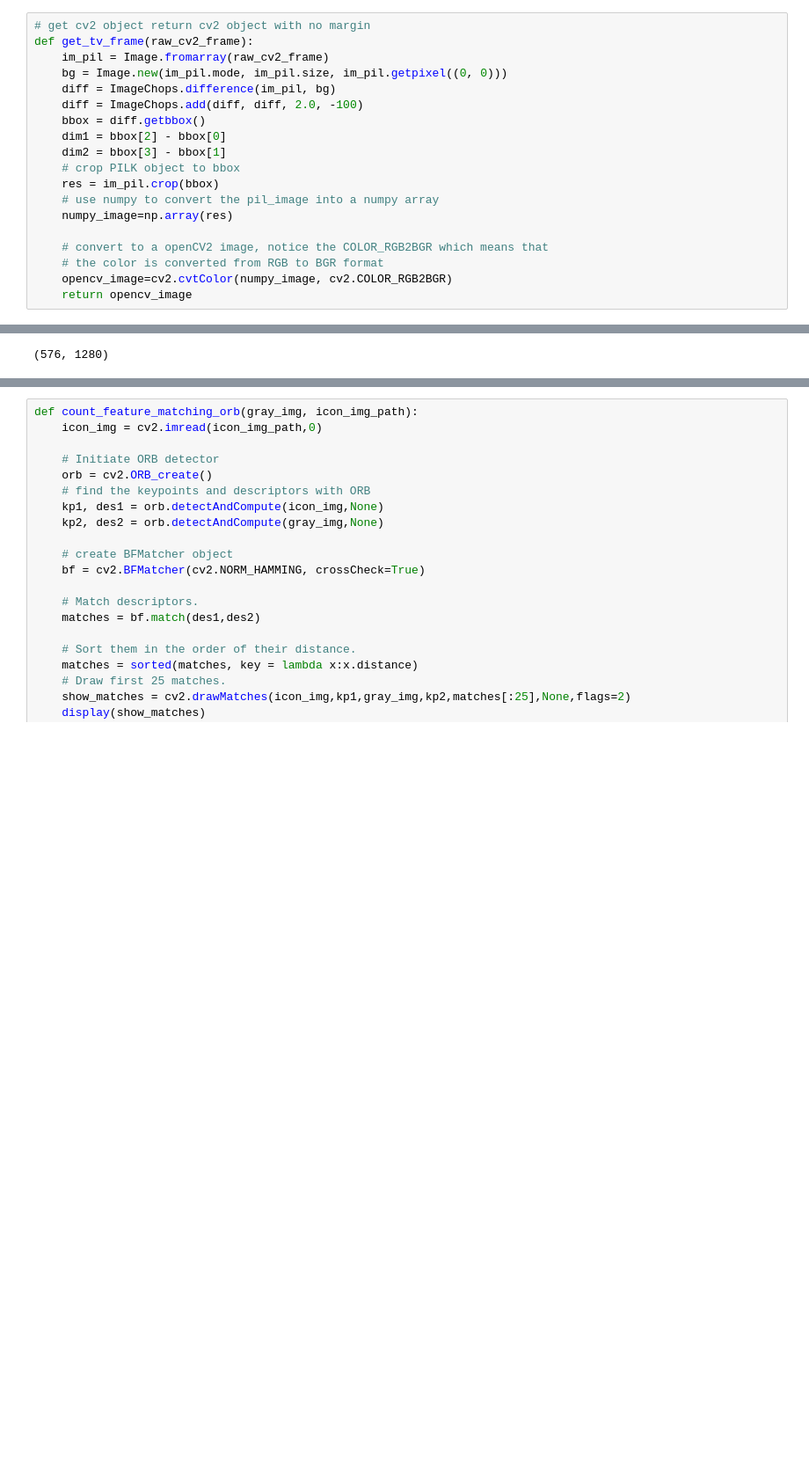
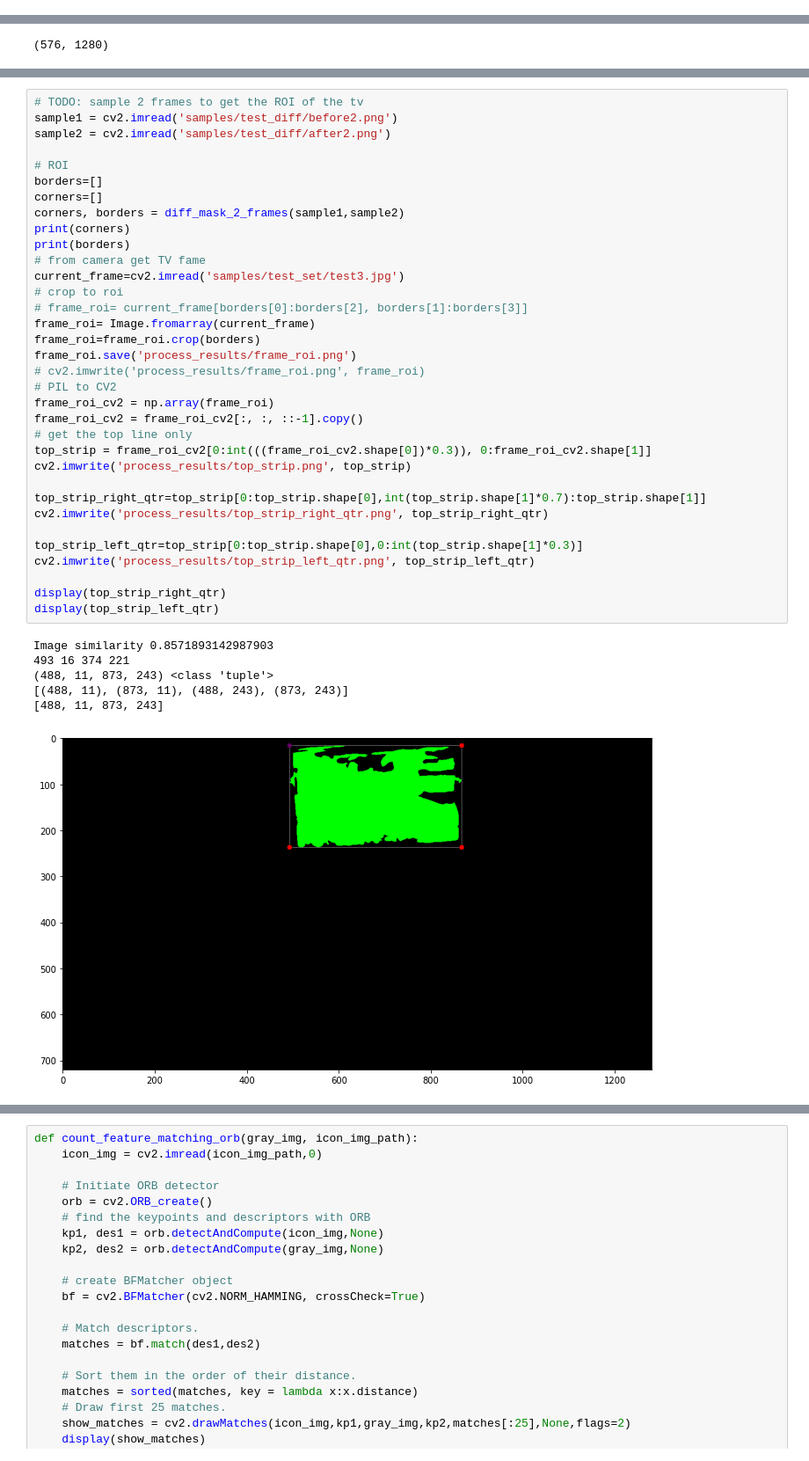
Before and after one commit to omer-re/Ad-matay, a Jupyter notebook: AdMatay.ipynb, the cells around one changed output, grey strips where cells are left out. Shown: that part at 88% size. Drawn from its saved outputs; the diff is of its cells as text; blank space fills up the shorter version.

```diff
--- a/AdMatay.ipynb
+++ b/AdMatay.ipynb
@@ -11,23 +13,4 @@ import matplotlib.pyplot as plt
 %matplotlib inline
-# %%
-# get cv2 object return cv2 object with no margin
-def get_tv_frame(raw_cv2_frame):
-    im_pil = Image.fromarray(raw_cv2_frame)
-    bg = Image.new(im_pil.mode, im_pil.size, im_pil.getpixel((0, 0)))
-    diff = ImageChops.difference(im_pil, bg)
-    diff = ImageChops.add(diff, diff, 2.0, -100)
-    bbox = diff.getbbox()
-    dim1 = bbox[2] - bbox[0]
-    dim2 = bbox[3] - bbox[1]
-    # crop PILK object to bbox
-    res = im_pil.crop(bbox)
-    # use numpy to convert the pil_image into a numpy array
-    numpy_image=np.array(res)
-
-    # convert to a openCV2 image, notice the COLOR_RGB2BGR which means that
-    # the color is converted from RGB to BGR format
-    opencv_image=cv2.cvtColor(numpy_image, cv2.COLOR_RGB2BGR)
-    return opencv_image
 # %%
 def display(img,cmap='gray'):
     fig = plt.figure(figsize=(12,10))
@@ -60,0 +136,41 @@ display(top_strip_left_qtr)
+# %%
+# TODO: sample 2 frames to get the ROI of the tv
+sample1 = cv2.imread('samples/test_diff/before2.png')
+sample2 = cv2.imread('samples/test_diff/after2.png')
+
+# ROI
+borders=[]
+corners=[]
+corners, borders = diff_mask_2_frames(sample1,sample2)
+print(corners)
+print(borders)
+# from camera get TV fame
+current_frame=cv2.imread('samples/test_set/test3.jpg')
+# crop to roi
+# frame_roi= current_frame[borders[0]:borders[2], borders[1]:borders[3]]
+frame_roi= Image.fromarray(current_frame)
+frame_roi=frame_roi.crop(borders)
+frame_roi.save('process_results/frame_roi.png')
+# cv2.imwrite('process_results/frame_roi.png', frame_roi)
+# PIL to CV2
+frame_roi_cv2 = np.array(frame_roi)
+frame_roi_cv2 = frame_roi_cv2[:, :, ::-1].copy()
+# get the top line only
+top_strip = frame_roi_cv2[0:int(((frame_roi_cv2.shape[0])*0.3)), 0:frame_roi_cv2.shape[1]]
+cv2.imwrite('process_results/top_strip.png', top_strip)
+
+top_strip_right_qtr=top_strip[0:top_strip.shape[0],int(top_strip.shape[1]*0.7):top_strip.shape[1]]
+cv2.imwrite('process_results/top_strip_right_qtr.png', top_strip_right_qtr)
+
+top_strip_left_qtr=top_strip[0:top_strip.shape[0],0:int(top_strip.shape[1]*0.3)]
+cv2.imwrite('process_results/top_strip_left_qtr.png', top_strip_left_qtr)
+
+display(top_strip_right_qtr)
+display(top_strip_left_qtr)
+# %% [output]
+Image similarity 0.8571893142987903
+493 16 374 221
+(488, 11, 873, 243) <class 'tuple'>
+[(488, 11), (873, 11), (488, 243), (873, 243)]
+[488, 11, 873, 243]
+[figure, added]
```
Also changed, not shown: parts of 13 cells of this notebook, 1 other file.
